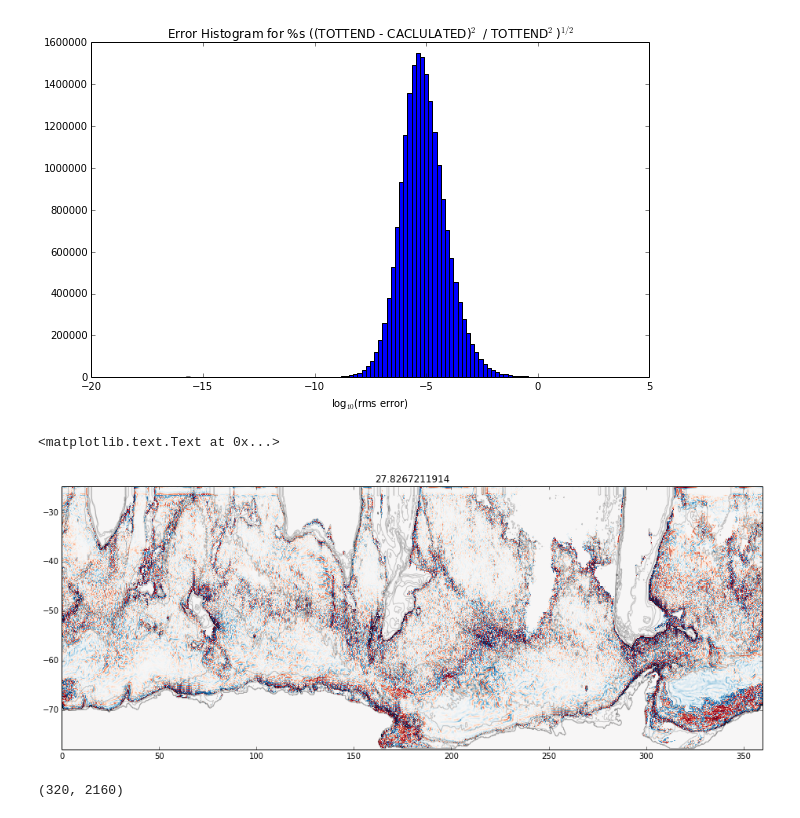
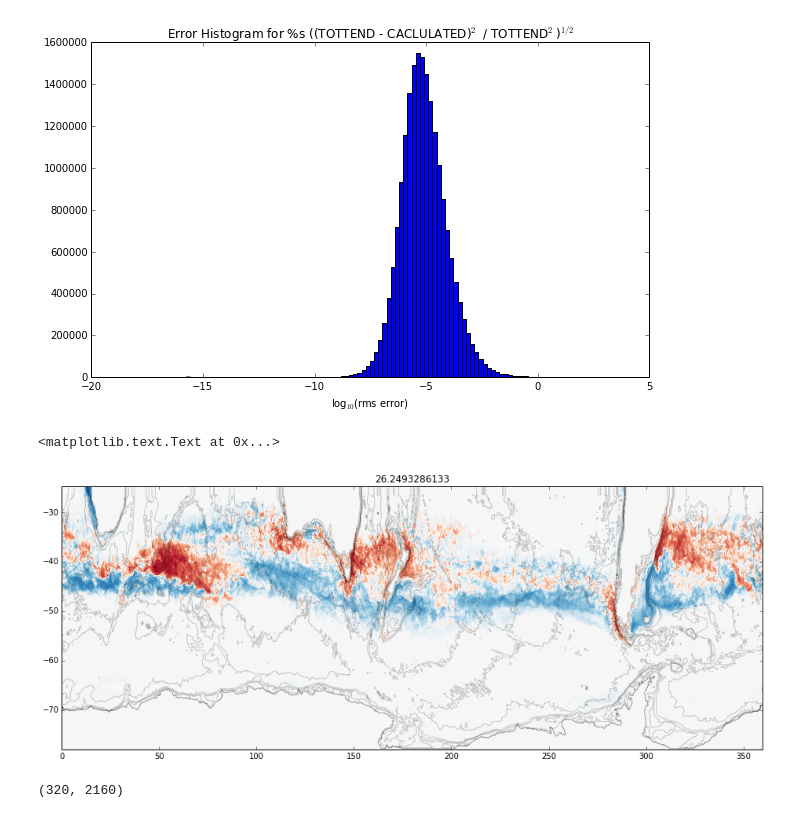
Before and after one commit to dhruvbalwada/watermass, a Jupyter notebook: SOSE_layers_analysis/layers_analysis_sw.ipynb, the cells around one changed output. Saved outputs shown, nothing was run; the diff lists cells and outputs as text; code cells hidden in the pictures.

```diff
--- a/SOSE_layers_analysis/layers_analysis_sw.ipynb
+++ b/SOSE_layers_analysis/layers_analysis_sw.ipynb
@@ -370,18 +370,21 @@ plt.title(r'Error Histogram for %s ((TOTTEND - CACLULATED)$^2$ / TOTTEND$^2$)$^{
 # %%
 r=3e3
 snllim = r/20
 
+Yc = m.yc[0,:,0]
+Xc = m.xc[0,0,:]
+
 #for n in range(22,35):
-n = 10
+n = 40
 plt.figure(figsize=(16,6))
 plt.contour(Xc, Yc, m.depth, [0,50,500,1000,2000,4000], colors='k', alpha=0.2)
-plt.pcolormesh(Xc,Yc, d['diapycnal_vel'][:,n].sum(axis=0), cmap='RdBu_r',
+plt.pcolormesh(Xc,Yc, d['diapycnal_vel'][0,n], cmap='RdBu_r',
                norm=matplotlib.colors.SymLogNorm(snllim))
 plt.clim([-r, r])
 plt.title(lb[n])
 # %% [output]
 <matplotlib.text.Text at 0x...>
-[figure, old version]
+[figure, new version]
 # %%
 def rebin(a, shape):
     sh = shape[0],a.shape[0]//shape[0],shape[1],a.shape[1]//shape[1]
```
Also changed, not shown: parts of 3 cells of this notebook.
